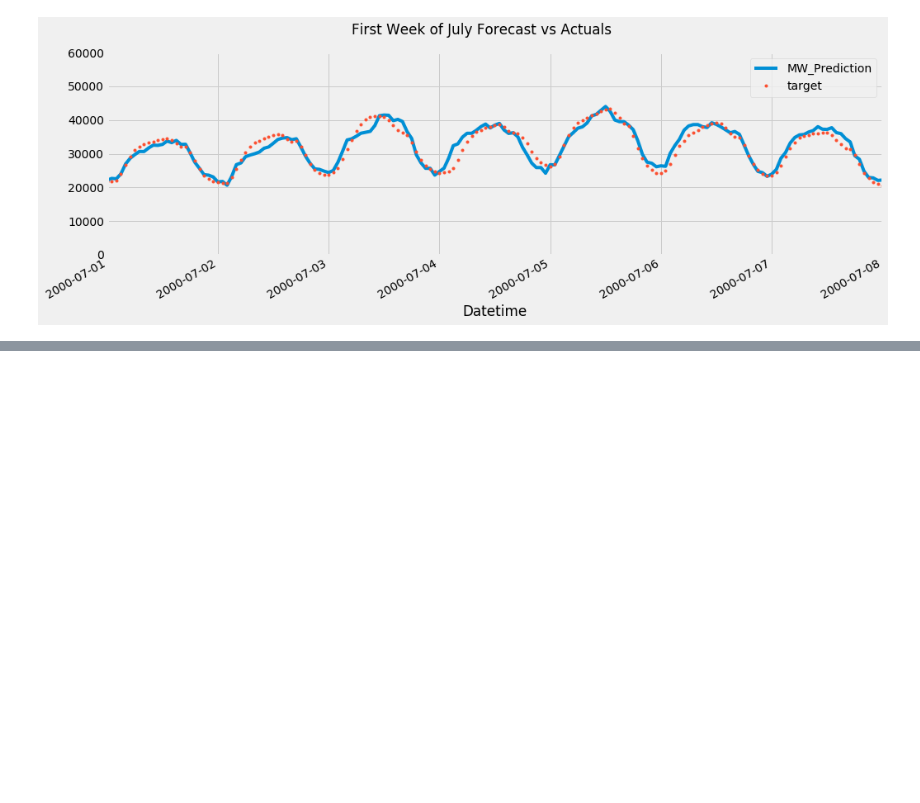
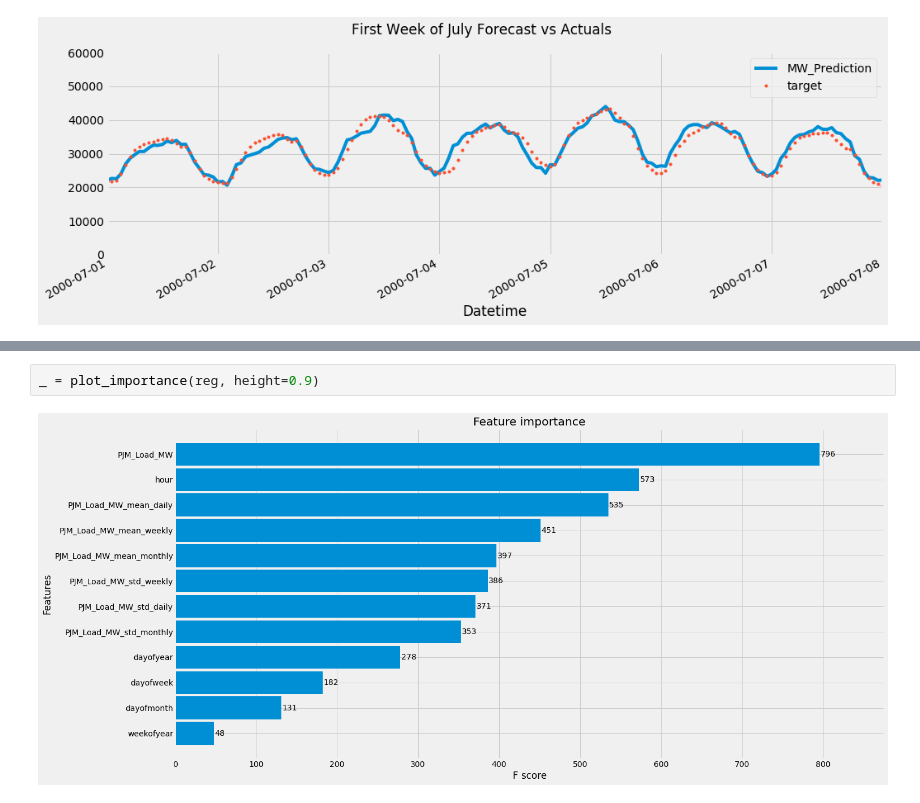
Before and after one commit to TonyTang1997/ai4impact-datathon, a Jupyter notebook: Tony_energy_forecast.ipynb, the cells around one changed output, grey strips where cells are left out. Drawn from its saved outputs; the diff is of its cells as text; blank space fills up the shorter version.

```diff
--- a/Tony_energy_forecast.ipynb
+++ b/Tony_energy_forecast.ipynb
@@ -226,0 +336,4 @@ plot = plt.suptitle('First Week of July Forecast vs Actuals')
+# %%
+_ = plot_importance(reg, height=0.9)
+# %% [output]
+[figure, added]
```
Also changed, not shown: parts of 27 cells of this notebook.
